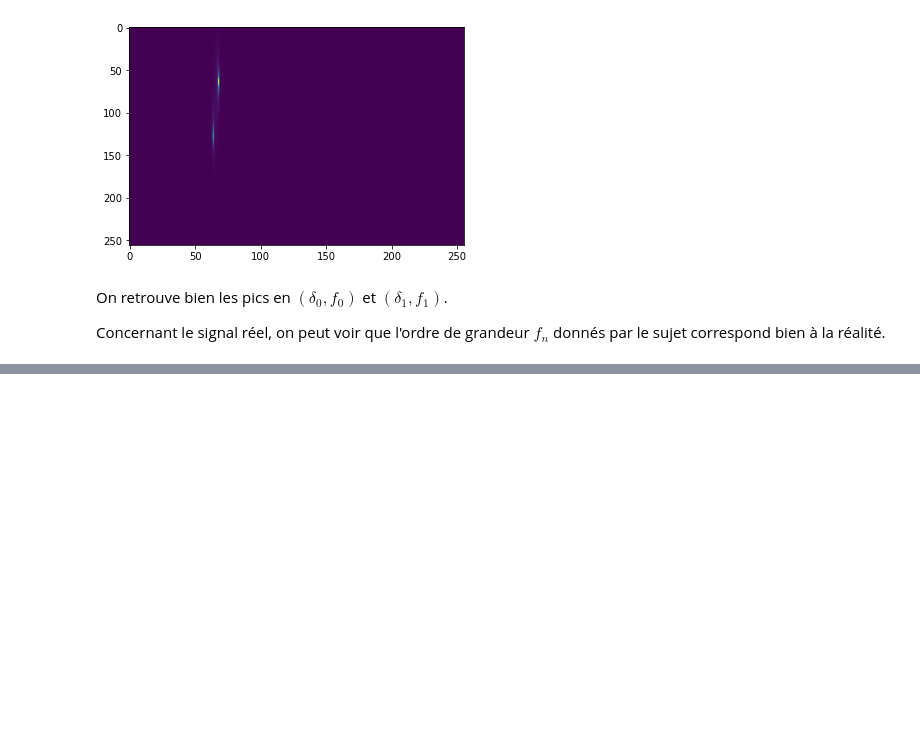
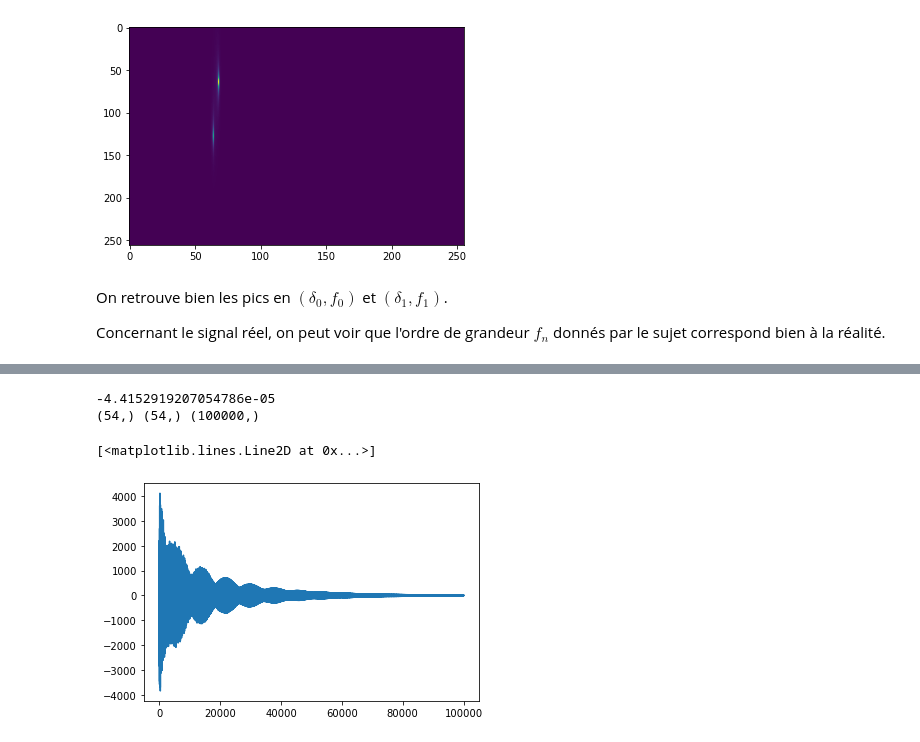
Before and after one commit to piptouque/atiam_tp_signal, a Jupyter notebook: tp4/source/tp4.ipynb, the cells around one changed output, grey strips where cells are left out. Drawn from its saved outputs; the diff is of its cells as text; code cells hidden in the pictures; blank space fills up the shorter version.

```diff
--- a/tp4/source/tp4.ipynb
+++ b/tp4/source/tp4.ipynb
@@ -312,0 +323,15 @@ grande durée d'écoute.
+# %%
+
+delta_est = - np.abs(delta_est)
+a_est, phi_est = least_squares(x, delta_est, f_est)
+
+print(np.amax(delta_est))
+n_synth = 100000
+x_tilde = synthesis(n_synth, delta_est, f_est, a_est, phi_est)
+write('new_bell.wav', f_s, np.array(x_tilde, dtype=np.int16)) # to write a new wave file
+plt.plot(x_tilde)
+# %% [output]
+-4.4152919207054786e-05
+(54,) (54,) (100000,)
+[<matplotlib.lines.Line2D at 0x...>]
+[figure, added]
```
Also changed, not shown: parts of 11 cells of this notebook.
